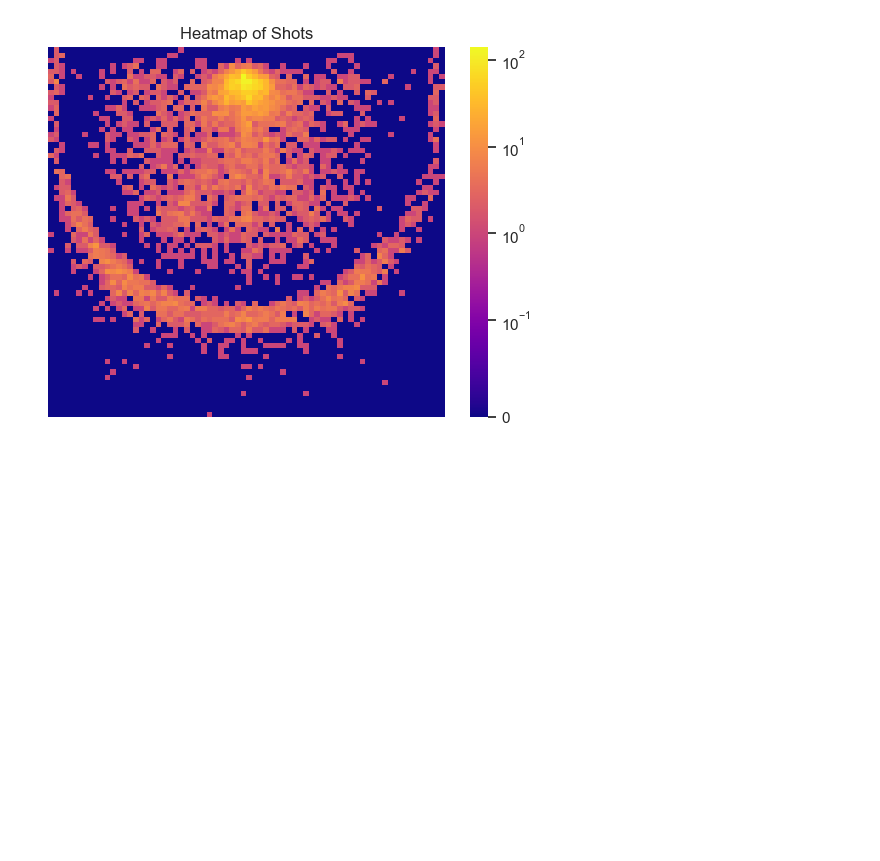
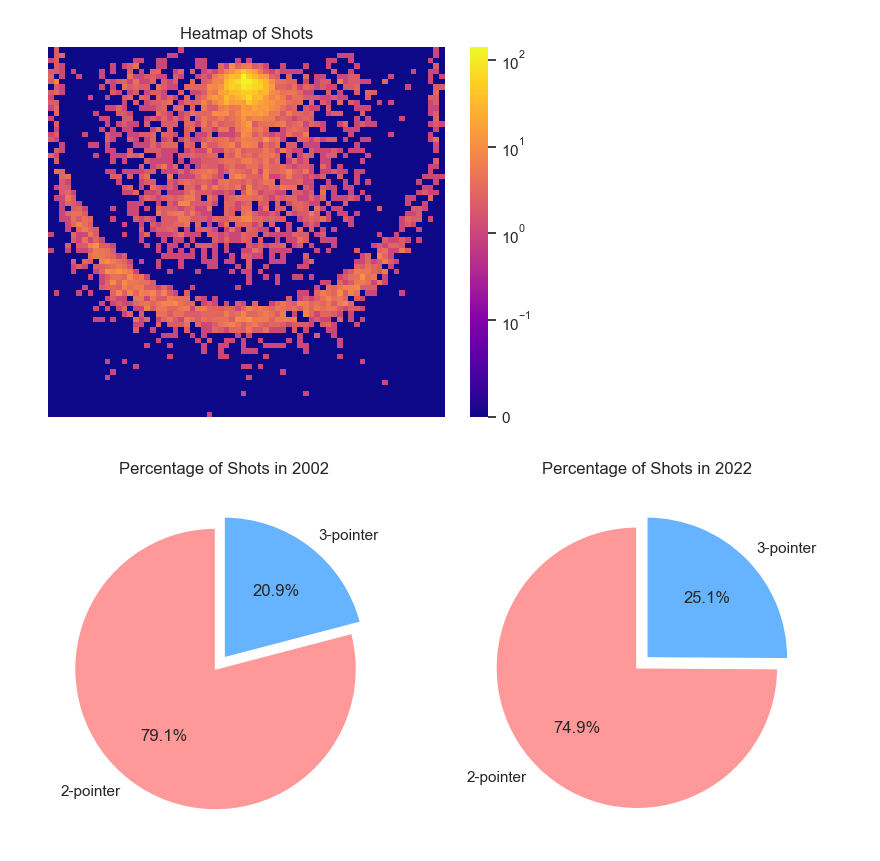
Before and after one commit to Andrew601/Stat-386-Project, a Jupyter notebook: EDA Visuals.ipynb, the cells around one changed output. Cells and saved outputs as stored; diff of their text form; code cells hidden in the pictures; blank space fills up the shorter version.

```diff
--- a/EDA Visuals.ipynb
+++ b/EDA Visuals.ipynb
@@ -146,3 +146,30 @@ plt.title('Heatmap of Shots')
 plt.show()
 # %% [output]
 [figure]
+# %%
+
+def calculate_percentage(df):
+    total_shots = len(df)
+    two_pointers = len(df[df['ShotType'] == '2-pointer'])
+    three_pointers = len(df[df['ShotType'] == '3-pointer'])
+    return (two_pointers / total_shots) * 100, (three_pointers / total_shots) * 100
+
+percentage_2002 = calculate_percentage(season_2002)
+percentage_2022 = calculate_percentage(season_2022)
+
+# Plotting the pie chart
+labels = ['2-pointer', '3-pointer']
+colors = ['#ff9999','#66b3ff']
+explode = (0.1, 0)  # explode 1st slice
+
+fig, (ax1, ax2) = plt.subplots(1, 2, figsize=(10, 5))
+
+ax1.pie(percentage_2002, labels=labels, autopct='%1.1f%%', colors=colors, startangle=90, explode=explode)
+ax1.set_title('Percentage of Shots in 2002')
+
+ax2.pie(percentage_2022, labels=labels, autopct='%1.1f%%', colors=colors, startangle=90, explode=explode)
+ax2.set_title('Percentage of Shots in 2022')
+
+plt.show()
+# %% [output]
+[figure, added]
```
Also changed, not shown: parts of 1 cell of this notebook.
